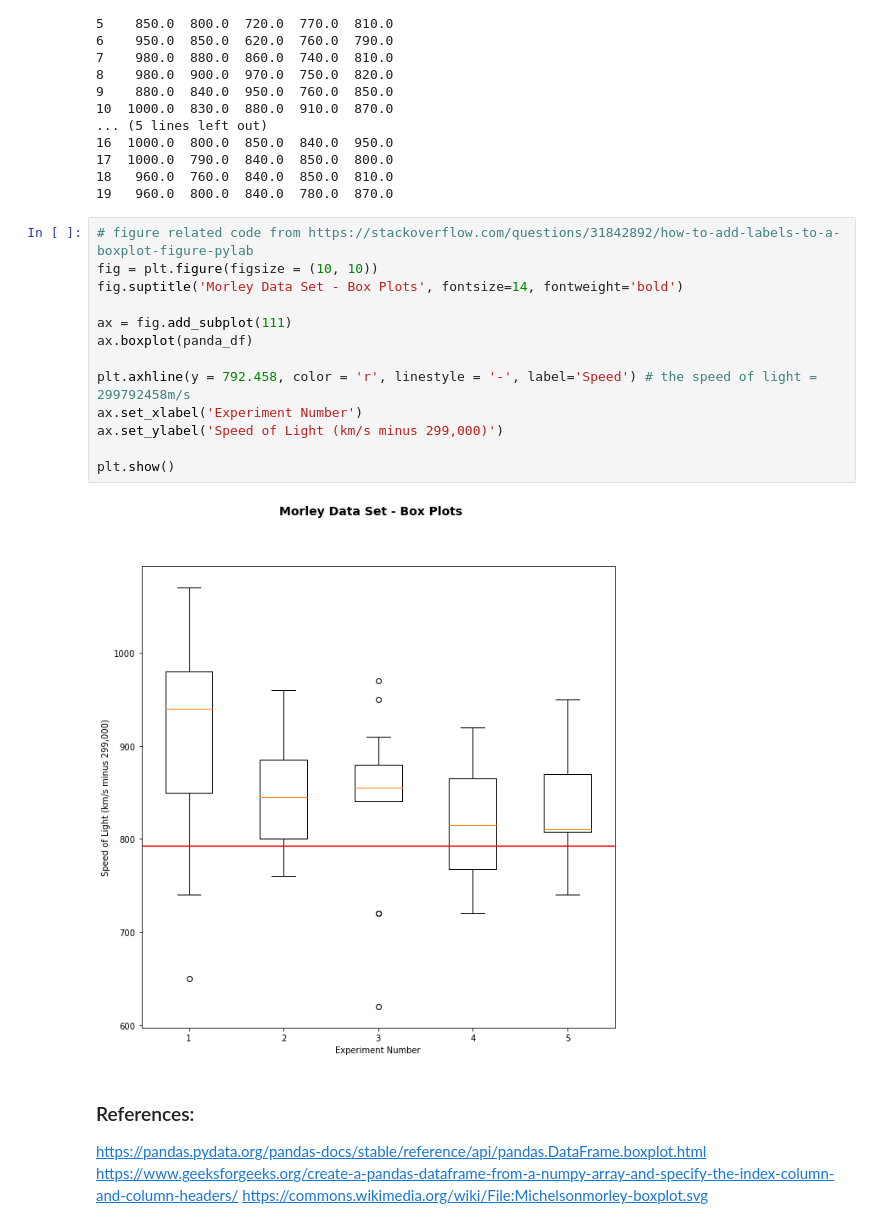
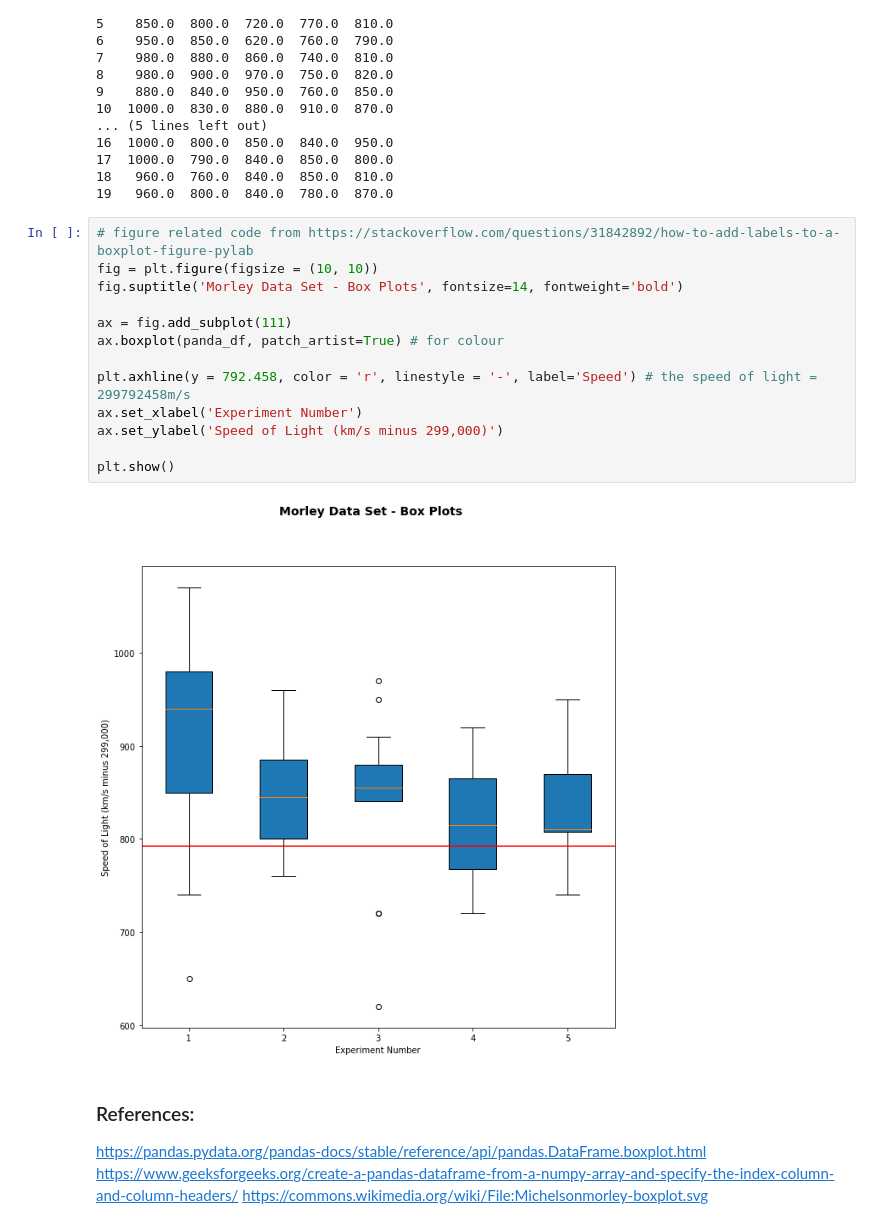
Before and after one commit to Scunnies/funddata_assessment, a Jupyter notebook: Practicals/04-outliers-exercises.ipynb, the cells around one changed output. Drawn from its saved outputs; the diff is of its cells as text.

```diff
--- a/Practicals/04-outliers-exercises.ipynb
+++ b/Practicals/04-outliers-exercises.ipynb
@@ -47,18 +47,18 @@ print(panda_df)
 # %%
 # figure related code from https://stackoverflow.com/questions/31842892/how-to-add-labels-to-a-boxplot-figure-pylab
 fig = plt.figure(figsize = (10, 10))
 fig.suptitle('Morley Data Set - Box Plots', fontsize=14, fontweight='bold')
 
 ax = fig.add_subplot(111)
-ax.boxplot(panda_df)
+ax.boxplot(panda_df, patch_artist=True) # for colour
 
 plt.axhline(y = 792.458, color = 'r', linestyle = '-', label='Speed') # the speed of light = 299792458m/s
 ax.set_xlabel('Experiment Number')
 ax.set_ylabel('Speed of Light (km/s minus 299,000)')
 
 plt.show()
 # %% [output]
-[figure, old version]
+[figure, new version]
 # %% [markdown]
 ### References:
 https://pandas.pydata.org/pandas-docs/stable/reference/api/pandas.DataFrame.boxplot.html
```
Also changed, not shown: parts of 5 cells of this notebook.
